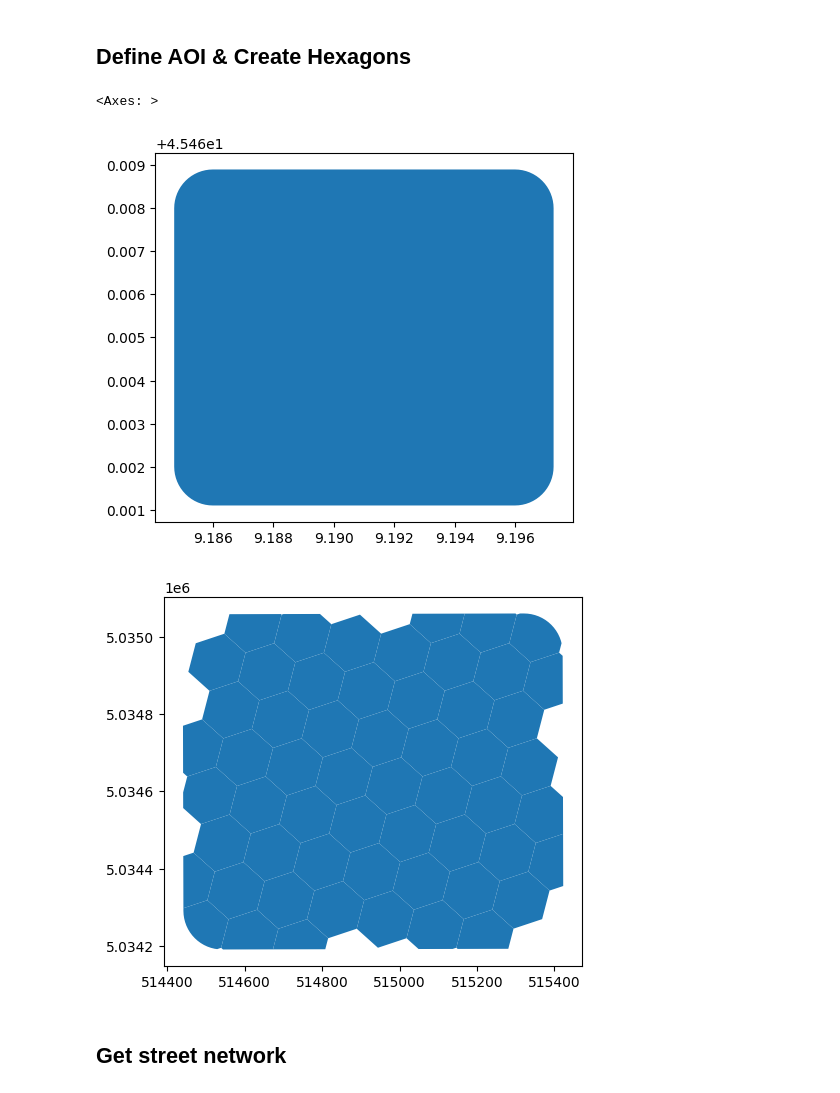
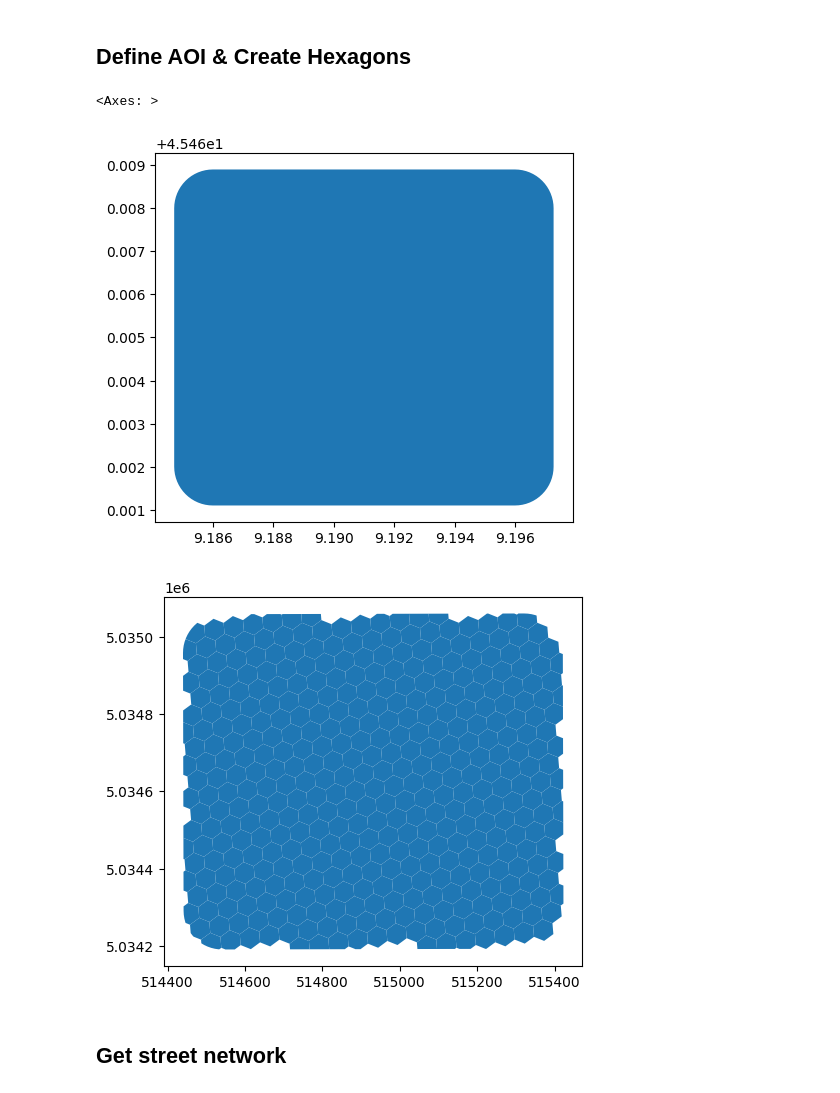
Before and after one commit to TransformTransport/accessX, a Jupyter notebook: notebook_tester.ipynb, the cells around one changed output. Drawn from its saved outputs; the diff is of its cells as text; code cells hidden in the pictures.

```diff
--- a/notebook_tester.ipynb
+++ b/notebook_tester.ipynb
@@ -10,25 +13,26 @@ from geopandas import read_file
 # %%
 bbox_milano = (
     9.1860,   # minx (lon)
     45.4620,  # miny (lat)
     9.1960,   # maxx (lon)
     45.4680,  # maxy (lat)
 )
 city_epsg = 32632
 buffer=100
 
 
 aoi = load_aoi(bbox=bbox_milano, buffer_m=buffer, utm_crs=city_epsg, save_path="data/area/area_of_interest.geojson")
-hexes = make_hex_grid(aoi,resolution=10, clip=True)
+hexes = make_hex_grid(aoi,resolution=11, clip=True)
 hexes_proj = hexes.to_crs(city_epsg)
+hexes_proj.to_file('data/area/hexes.geojson', driver="GeoJSON")
 
 aoi.plot()
 
 hexes_proj.plot()
 # %% [output]
 <Axes: >
 [figure]
-[figure, old version]
+[figure, new version]
 # %% [markdown]
 ## Get street network
 # %%
```
Also changed, not shown: parts of 20 cells of this notebook.
